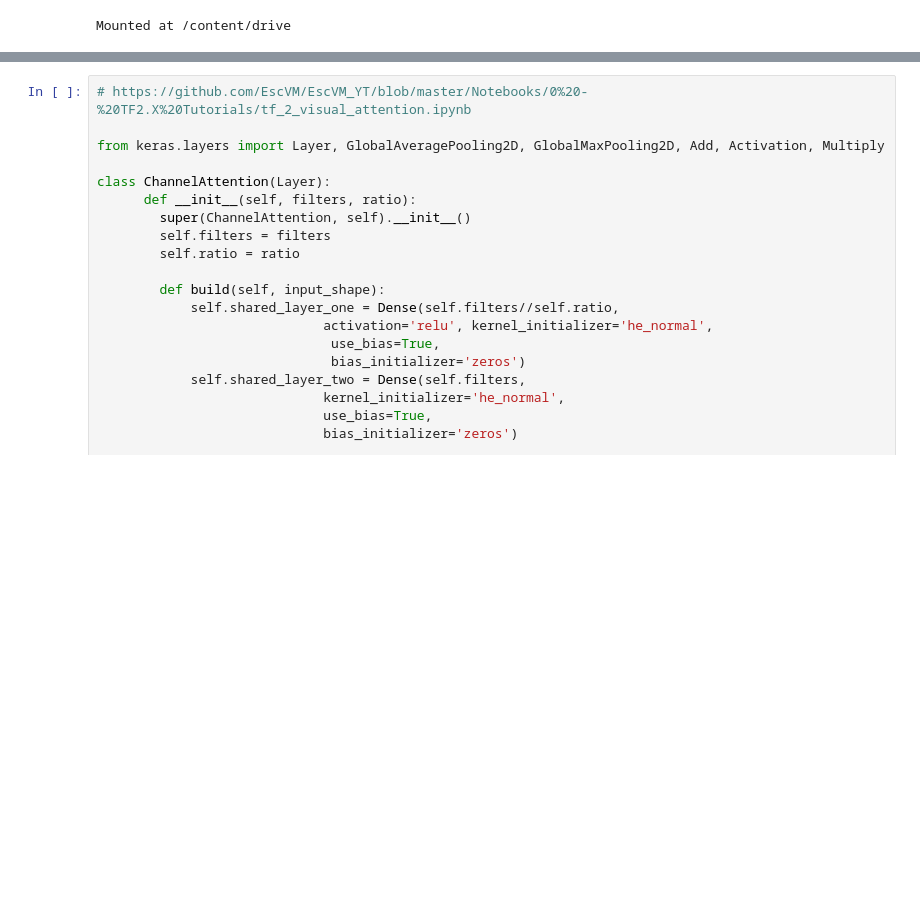
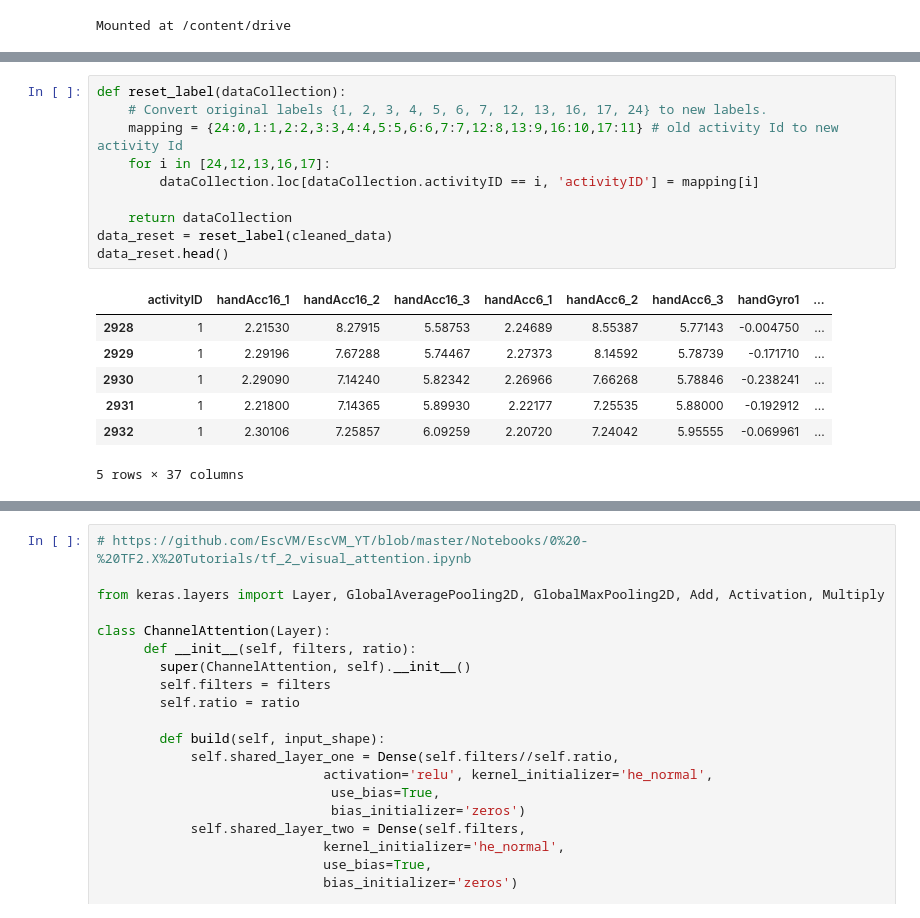
Before and after one commit to sumeyye-agac/deep-learning-for-HAR, a Jupyter notebook: CNNLSTM_pamap2.ipynb, the cells around one changed output, grey strips where cells are left out. Cells and saved outputs as stored; diff of their text form; blank space fills up the shorter version.

```diff
--- a/CNNLSTM_pamap2.ipynb
+++ b/CNNLSTM_pamap2.ipynb
@@ -181,0 +163,18 @@ Name: activityID, dtype: int64
+# %%
+def reset_label(dataCollection):
+    # Convert original labels {1, 2, 3, 4, 5, 6, 7, 12, 13, 16, 17, 24} to new labels.
+    mapping = {24:0,1:1,2:2,3:3,4:4,5:5,6:6,7:7,12:8,13:9,16:10,17:11} # old activity Id to new activity Id
+    for i in [24,12,13,16,17]:
+        dataCollection.loc[dataCollection.activityID == i, 'activityID'] = mapping[i]
+
+    return dataCollection
+data_reset = reset_label(cleaned_data)
+data_reset.head()
+# %% [output]
+|  | activityID | handAcc16_1 | handAcc16_2 | handAcc16_3 | handAcc6_1 | handAcc6_2 | handAcc6_3 | handGyro1 | ... |
+| 2928 | 1 | 2.21530 | 8.27915 | 5.58753 | 2.24689 | 8.55387 | 5.77143 | -0.004750 | ... |
+| 2929 | 1 | 2.29196 | 7.67288 | 5.74467 | 2.27373 | 8.14592 | 5.78739 | -0.171710 | ... |
+| 2930 | 1 | 2.29090 | 7.14240 | 5.82342 | 2.26966 | 7.66268 | 5.78846 | -0.238241 | ... |
+| 2931 | 1 | 2.21800 | 7.14365 | 5.89930 | 2.22177 | 7.25535 | 5.88000 | -0.192912 | ... |
+| 2932 | 1 | 2.30106 | 7.25857 | 6.09259 | 2.20720 | 7.24042 | 5.95555 | -0.069961 | ... |
+5 rows × 37 columns
```
Also changed, not shown: parts of 22 cells of this notebook.
